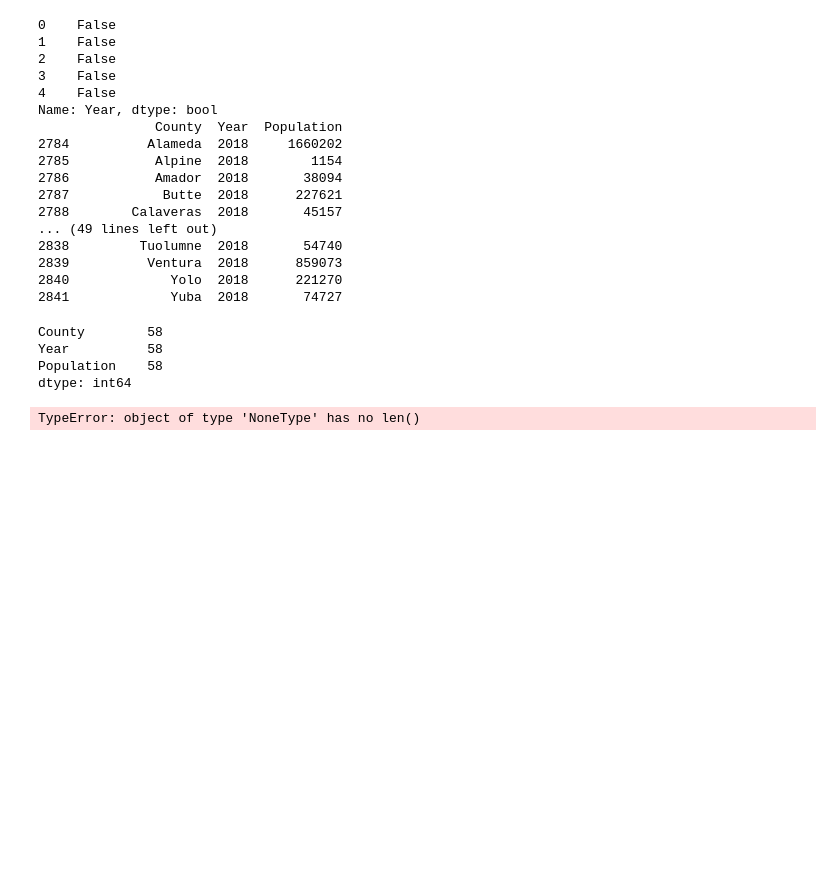
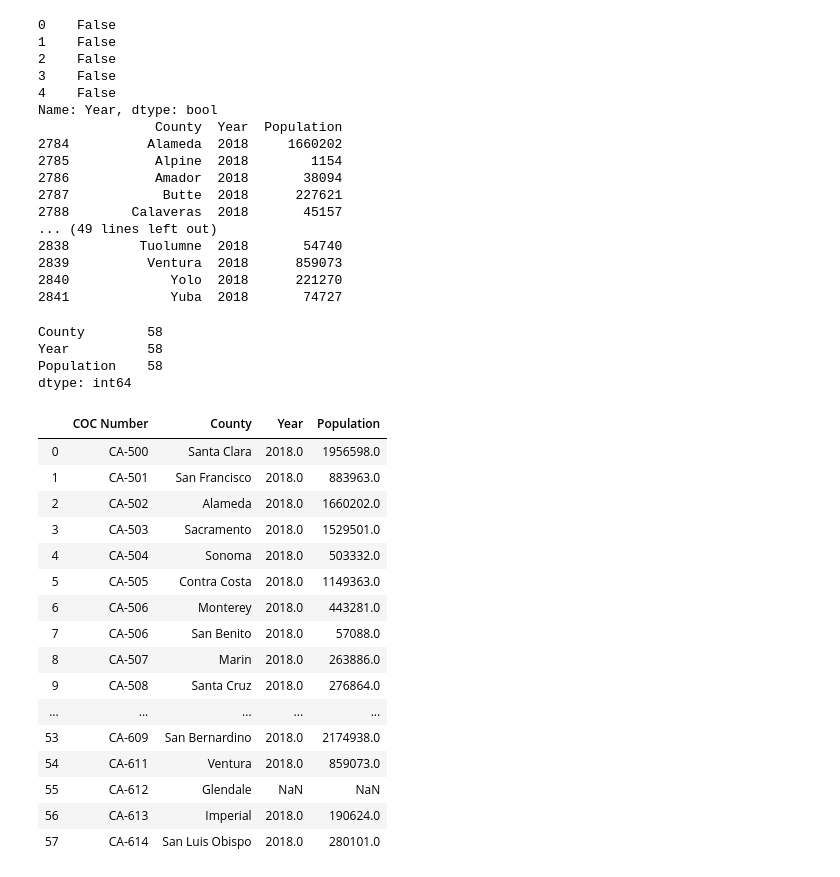
Before and after one commit to benitezal06/ETL-Project, a Jupyter notebook: County_Population.ipynb, the cells around one changed output. Cells and saved outputs as stored; diff of their text form; code cells hidden in the pictures; blank space fills up the shorter version.

Commit message:
Upload County Pop CSV and Updated Python Code

```diff
--- a/County_Population.ipynb
+++ b/County_Population.ipynb
@@ -102,6 +102,24 @@ Year          58
 Population    58
 dtype: int64
 # %%
-COC_Pop_2018=pd.merge(coc_df, pop_2018, how='left', left_on='County')
+#COC Data marge with County Population Data
+COC_merge=pd.merge(coc_df, pop_2018, how='left')
+COC_merge
 # %% [output]
-TypeError: object of type 'NoneType' has no len()
+|  | COC Number | County | Year | Population |
+| 0 | CA-500 | Santa Clara | 2018.0 | 1956598.0 |
+| 1 | CA-501 | San Francisco | 2018.0 | 883963.0 |
+| 2 | CA-502 | Alameda | 2018.0 | 1660202.0 |
+| 3 | CA-503 | Sacramento | 2018.0 | 1529501.0 |
+| 4 | CA-504 | Sonoma | 2018.0 | 503332.0 |
+| 5 | CA-505 | Contra Costa | 2018.0 | 1149363.0 |
+| 6 | CA-506 | Monterey | 2018.0 | 443281.0 |
+| 7 | CA-506 | San Benito | 2018.0 | 57088.0 |
+| 8 | CA-507 | Marin | 2018.0 | 263886.0 |
+| 9 | CA-508 | Santa Cruz | 2018.0 | 276864.0 |
+| ... | ... | ... | ... | ... |
+| 53 | CA-609 | San Bernardino | 2018.0 | 2174938.0 |
+| 54 | CA-611 | Ventura | 2018.0 | 859073.0 |
+| 55 | CA-612 | Glendale | NaN | NaN |
+| 56 | CA-613 | Imperial | 2018.0 | 190624.0 |
+| 57 | CA-614 | San Luis Obispo | 2018.0 | 280101.0 |
```
Also changed, not shown: parts of 1 cell of this notebook, 1 other file.
